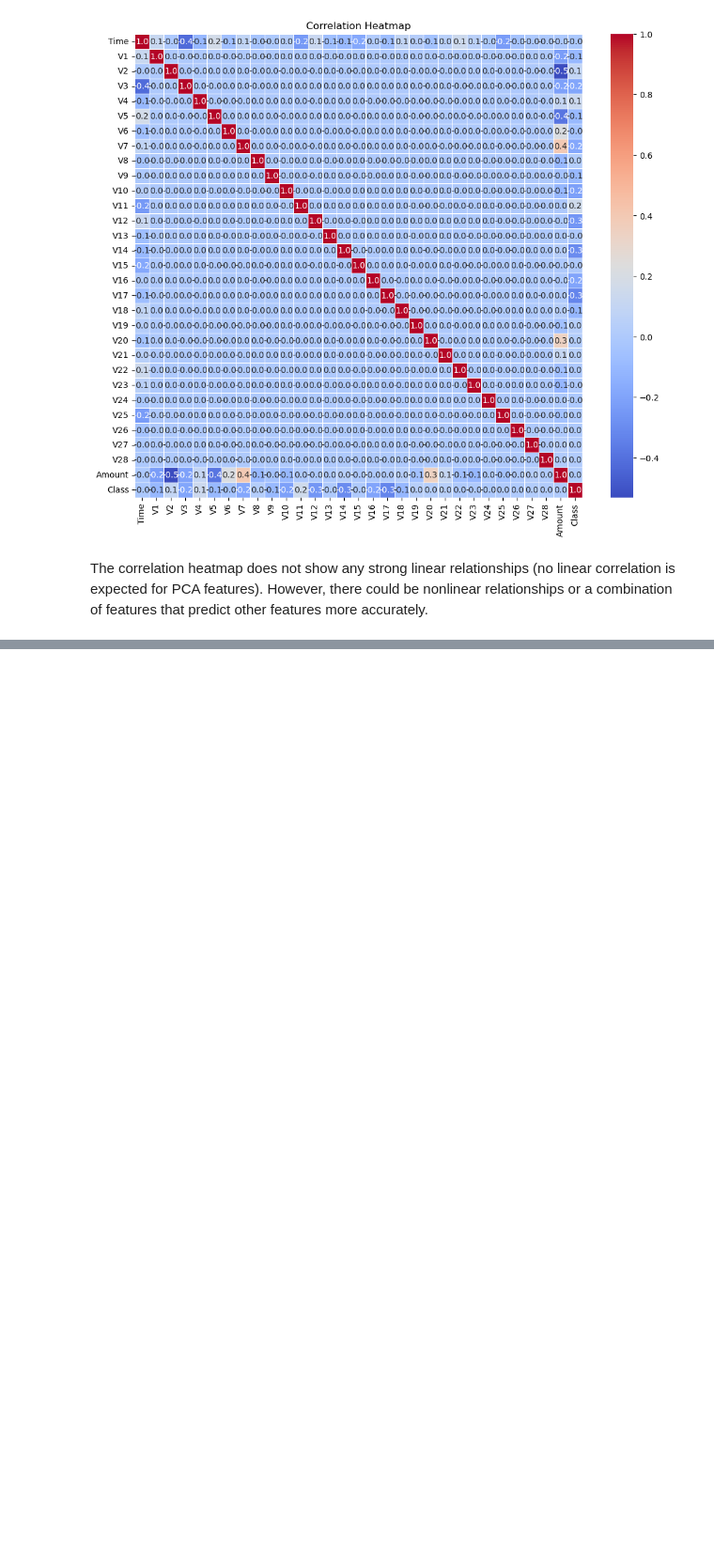
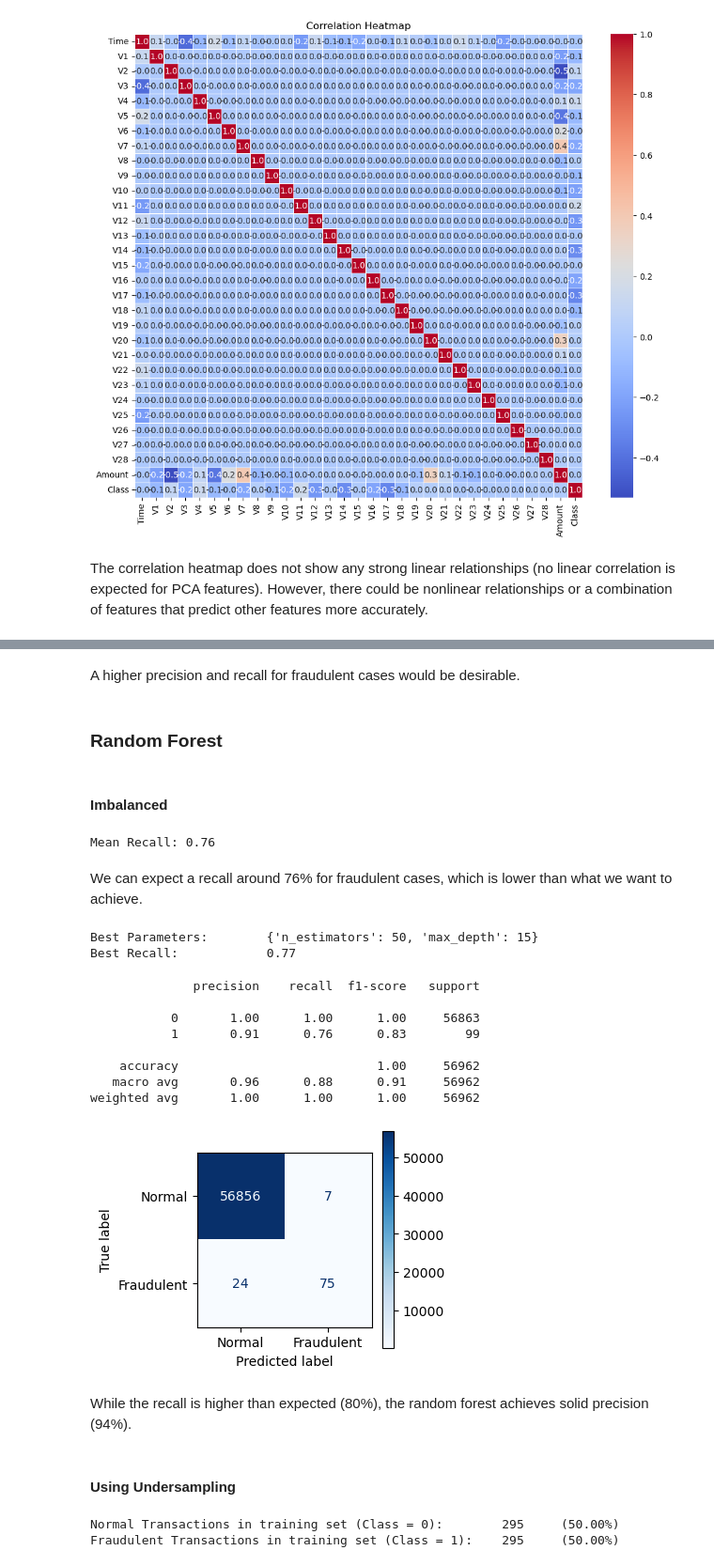
Before and after one commit to cedrickeller-cmd/financial-transactions-fraud-detection, a Jupyter notebook: main.ipynb, the cells around one changed output, grey strips where cells are left out. Shown at 94% size. Drawn from its saved outputs; the diff is of its cells as text; code cells hidden in the pictures; blank space fills up the shorter version.

```diff
--- a/main.ipynb
+++ b/main.ipynb
@@ -247,0 +331,80 @@ The correlation heatmap does not show any strong linear relationships (no linear
+# %% [markdown]
+A higher precision and recall for fraudulent cases would be desirable.
+# %% [markdown]
+### Random Forest
+# %% [markdown]
+#### Imbalanced
+# %%
+# model initialization
+rfc = RandomForestClassifier(random_state=69)
+
+# k-fold cross validation
+skf = StratifiedKFold(n_splits=5, shuffle=True, random_state=69)
+# %%
+# cross validation score
+cv_recall = cross_val_score(rfc, X_train, y_train, cv=skf, scoring='recall', n_jobs=-2) # n_jobs=-2 parallelize using all but one CPU core
+
+print(f"Mean Recall: {cv_recall.mean():.2f}") # can expect the performance to be around here
+# %% [output]
+Mean Recall: 0.76
+# %% [markdown]
+We can expect a recall around 76% for fraudulent cases, which is lower than what we want to achieve.
+# %%
+# 15-20 min runtime on 7 CPU cores of an intel core i5 processor
+
+# hyperparameters to search
+param_grid = {'n_estimators': [50, 100, 150] # number of trees
+              ,'max_depth': [5, 10, 15] # maximum depth of the tree
+#              ,'max_features': ['auto', 'sqrt', 'log2'] # number of features at each split
+             }
+
+# searching best hyperparameters
+rfc_random_grid = RandomizedSearchCV(rfc, param_grid, cv=skf, scoring='recall', random_state=69, n_jobs=-2) # n_iter=10 is default
+# rfc_grid = GridSearchCV(rfc, param_grid, cv=skf, scoring='recall', n_jobs=-2)
+
+# model training
+rfc_random_grid.fit(X_train, y_train)
+
+print(f"Best Parameters:\t{rfc_random_grid.best_params_}")
+print(f"Best Recall:\t\t{rfc_random_grid.best_score_:.2f}")
+# %% [output]
+Best Parameters:        {'n_estimators': 50, 'max_depth': 15}
+Best Recall:            0.77
+# %%
+# prediction on validation set
+y_val_pred_rfc = rfc_random_grid.predict(X_val)
+# %%
+# model evaluation on validation set
+print(classification_report(y_val, y_val_pred_rfc))
+
+cm = confusion_matrix(y_val, y_val_pred_rfc)
+
+cm_display = ConfusionMatrixDisplay(confusion_matrix=cm, display_labels=['Normal', 'Fraudulent'])
+fig, ax = plt.subplots(figsize=(3,3))
+cm_display.plot(cmap='Blues', ax=ax);
+# %% [output]
+              precision    recall  f1-score   support
+
+           0       1.00      1.00      1.00     56863
+           1       0.91      0.76      0.83        99
+
+    accuracy                           1.00     56962
+   macro avg       0.96      0.88      0.91     56962
+weighted avg       1.00      1.00      1.00     56962
+[figure, added]
+# %% [markdown]
+While the recall is higher than expected (80%), the random forest achieves solid precision (94%).
+# %% [markdown]
+#### Using Undersampling
+# %%
+# undersampling method
+rus = RandomUnderSampler(random_state=69)
+
+# resampling
+X_train_under, y_train_under = rus.fit_resample(X_train, y_train)
+
+print(f"Normal Transactions in training set (Class = 0):\t{y_train_under.value_counts()[0]}\t({y_train_under.value_counts()[0] / len(y_train_under)*100:.2f}%)")
+print(f"Fraudulent Transactions in training set (Class = 1):\t{y_train_under.value_counts()[1]}\t({y_train_under.value_counts()[1] / len(y_train_under)*100:.2f}%)")
+# %% [output]
+Normal Transactions in training set (Class = 0):        295     (50.00%)
+Fraudulent Transactions in training set (Class = 1):    295     (50.00%)
```
Also changed, not shown: parts of 28 cells of this notebook.
